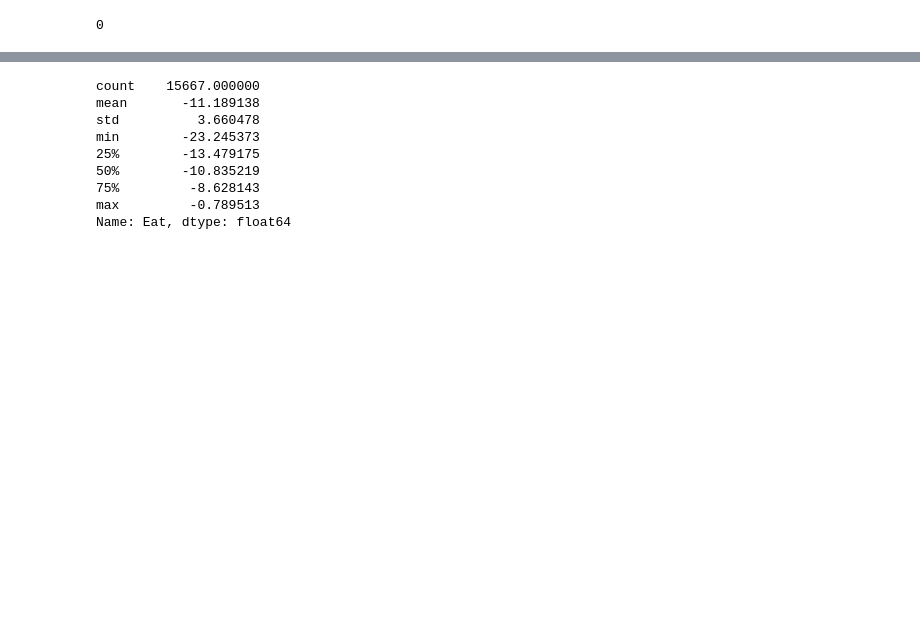
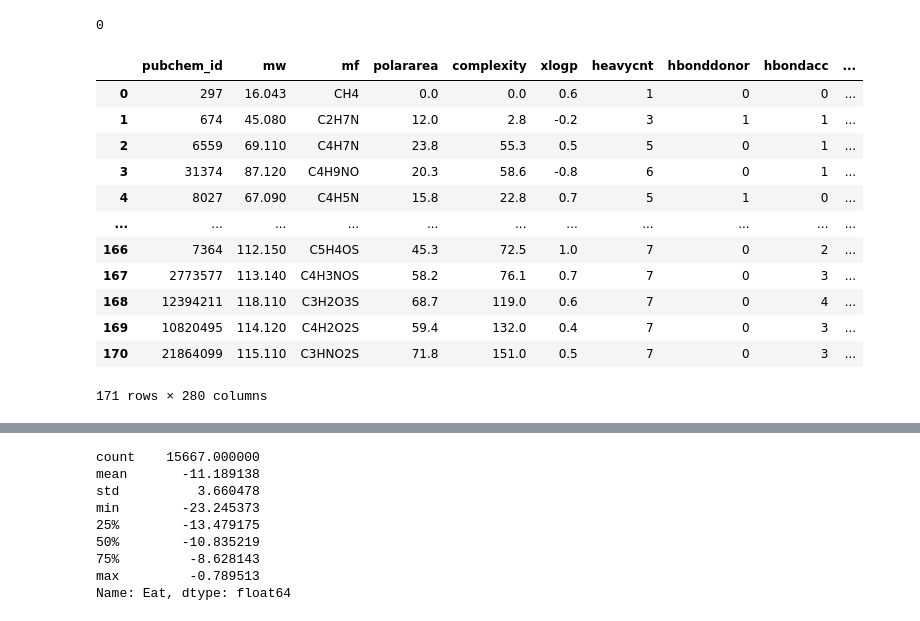
Before and after one commit to laiacoronas/quantum, a Jupyter notebook: ML.ipynb, the cells around one changed output, grey strips where cells are left out. Saved outputs shown, nothing was run; the diff lists cells and outputs as text; code cells hidden in the pictures; blank space fills up the shorter version.

```diff
--- a/ML.ipynb
+++ b/ML.ipynb
@@ -13,6 +13,22 @@ print(df.shape)
 df.isnull().sum().sum()
 # %% [output]
 0
+# %%
+df.fillna(0)
+# %% [output]
+|  | pubchem_id | mw | mf | polararea | complexity | xlogp | heavycnt | hbonddonor | hbondacc | ... |
+| 0 | 297 | 16.043 | CH4 | 0.0 | 0.0 | 0.6 | 1 | 0 | 0 | ... |
+| 1 | 674 | 45.080 | C2H7N | 12.0 | 2.8 | -0.2 | 3 | 1 | 1 | ... |
+| 2 | 6559 | 69.110 | C4H7N | 23.8 | 55.3 | 0.5 | 5 | 0 | 1 | ... |
+| 3 | 31374 | 87.120 | C4H9NO | 20.3 | 58.6 | -0.8 | 6 | 0 | 1 | ... |
+| 4 | 8027 | 67.090 | C4H5N | 15.8 | 22.8 | 0.7 | 5 | 1 | 0 | ... |
+| ... | ... | ... | ... | ... | ... | ... | ... | ... | ... | ... |
+| 166 | 7364 | 112.150 | C5H4OS | 45.3 | 72.5 | 1.0 | 7 | 0 | 2 | ... |
+| 167 | 2773577 | 113.140 | C4H3NOS | 58.2 | 76.1 | 0.7 | 7 | 0 | 3 | ... |
+| 168 | 12394211 | 118.110 | C3H2O3S | 68.7 | 119.0 | 0.6 | 7 | 0 | 4 | ... |
+| 169 | 10820495 | 114.120 | C4H2O2S | 59.4 | 132.0 | 0.4 | 7 | 0 | 3 | ... |
+| 170 | 21864099 | 115.110 | C3HNO2S | 71.8 | 151.0 | 0.5 | 7 | 0 | 3 | ... |
+171 rows × 280 columns
 # %%
 df.head(5)
 # %% [output]
```
Also changed, not shown: parts of 18 cells of this notebook, 2 other files.
